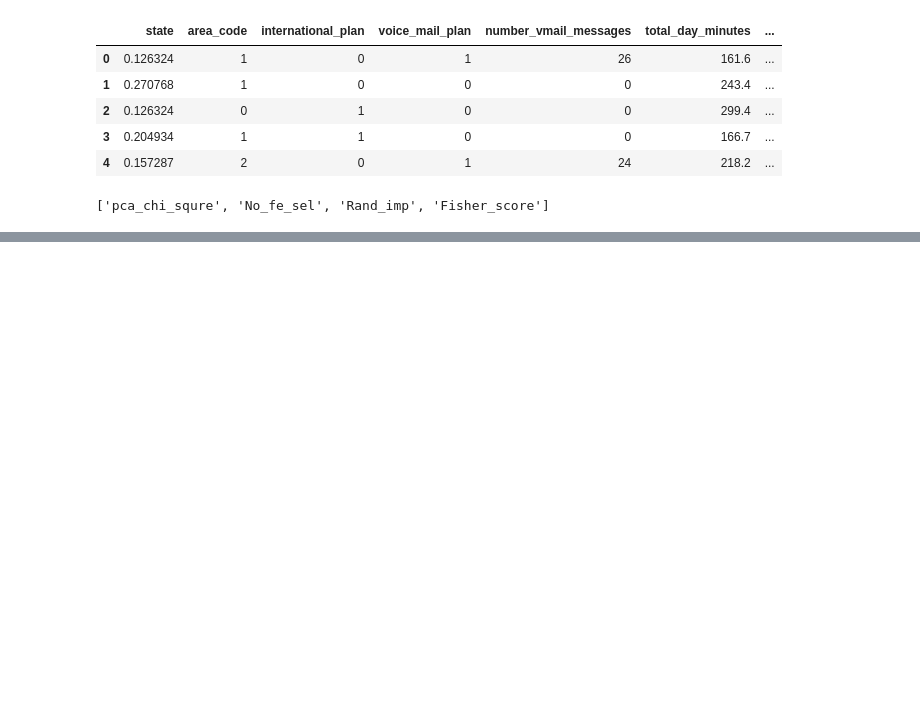
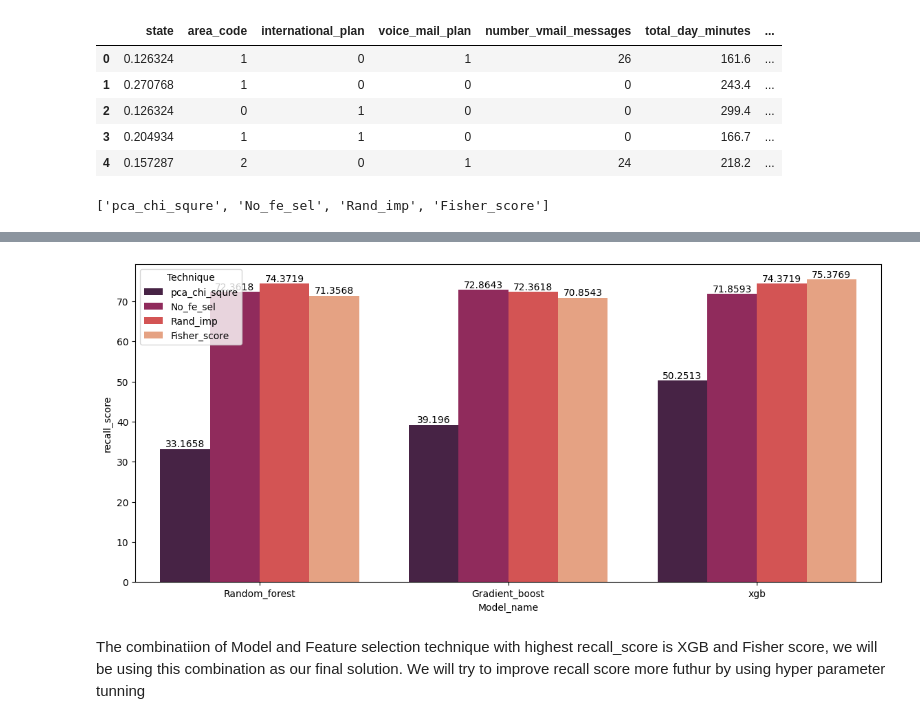
Before and after one commit to soil15/Customer_churn, a Jupyter notebook: notebooks/final_sol.ipynb, the cells around one changed output, grey strips where cells are left out. Drawn from its saved outputs; the diff is of its cells as text; code cells hidden in the pictures; blank space fills up the shorter version.

```diff
--- a/notebooks/final_sol.ipynb
+++ b/notebooks/final_sol.ipynb
@@ -421 +553,14 @@ perform_df
 | 11 | xgb | Fisher_score | 84.033613 | 75.376884 | 94.936709 |
+# %%
+plt.figure(figsize=(14,6))
+
+ax = sns.barplot(data=perform_df, x='Model_name', y='recall_score', hue='Technique', palette='rocket')
+
+for i in ax.containers:
+  ax.bar_label(i,)
+
+plt.show()
+# %% [output]
+[figure, added]
+# %% [markdown]
+<p1>The combinatiion of Model and Feature selection technique with highest recall_score is XGB and Fisher score, we will be using this combination as our final solution. We will try to improve recall score more futhur by using hyper parameter tunning</p1>
```
Also changed, not shown: parts of 45 cells of this notebook, 3 other files.
